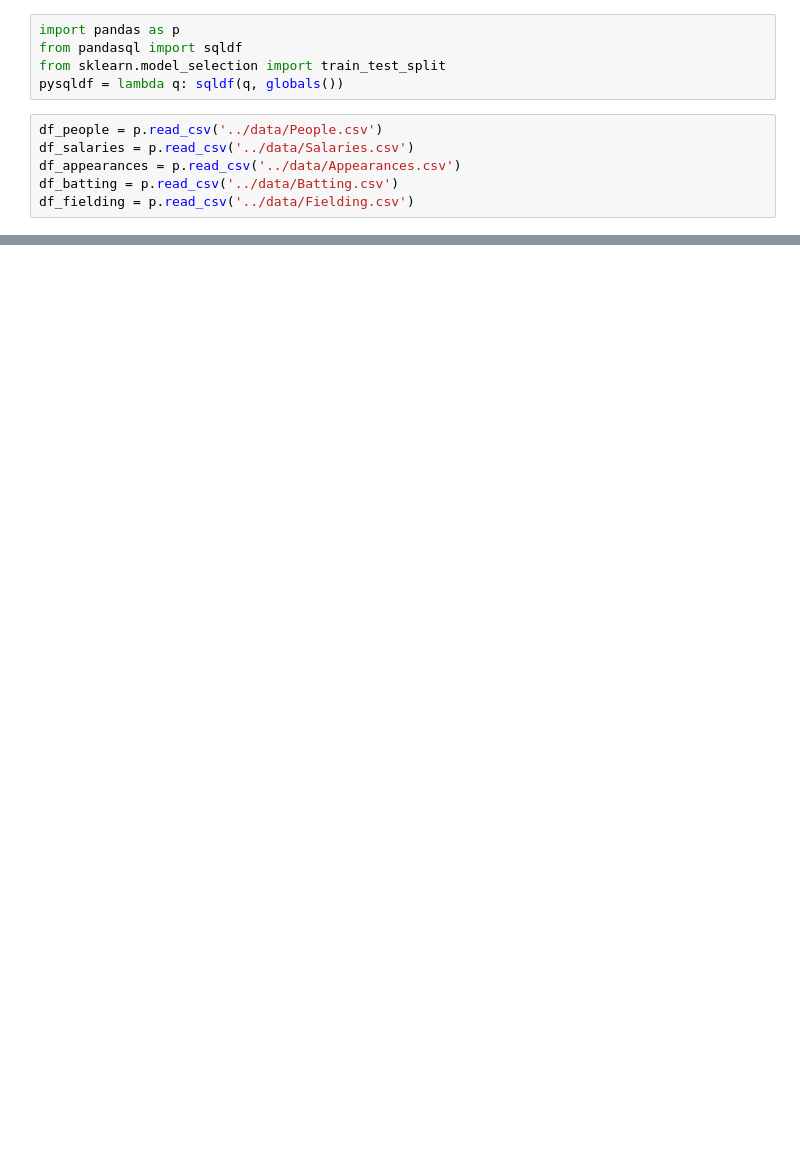
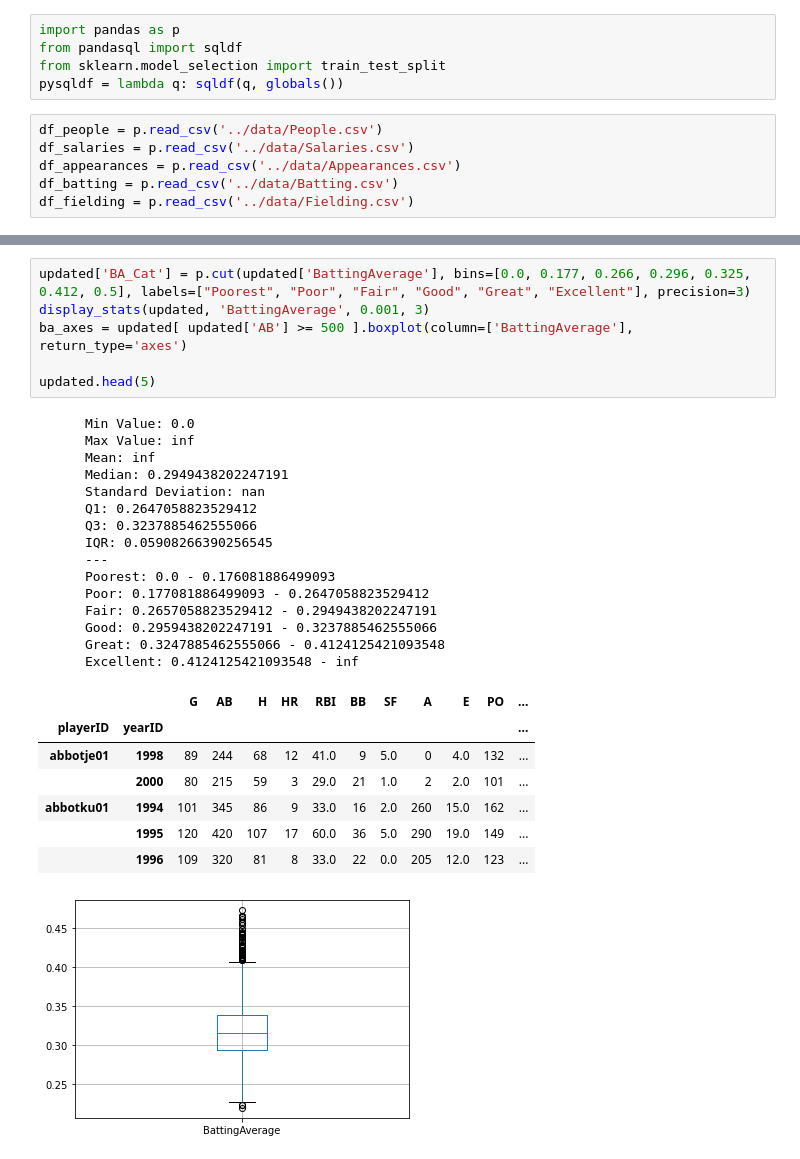
Before and after one commit to Chernide/BaseballPredictorCSCI-5502, a Jupyter notebook: salary/SalaryAnalysis.ipynb, the cells around one changed output, grey strips where cells are left out. Saved outputs shown, nothing was run; the diff lists cells and outputs as text; blank space fills up the shorter version.

```diff
--- a/salary/SalaryAnalysis.ipynb
+++ b/salary/SalaryAnalysis.ipynb
@@ -84,0 +186,30 @@ ba_ax.set_xlim(0, 0.5)
+# %%
+updated['BA_Cat'] = p.cut(updated['BattingAverage'], bins=[0.0, 0.177, 0.266, 0.296, 0.325, 0.412, 0.5], labels=["Poorest", "Poor", "Fair", "Good", "Great", "Excellent"], precision=3)
+display_stats(updated, 'BattingAverage', 0.001, 3)
+ba_axes = updated[ updated['AB'] >= 500 ].boxplot(column=['BattingAverage'], return_type='axes')
+
+updated.head(5)
+# %% [output]
+      Min Value: 0.0
+      Max Value: inf
+      Mean: inf
+      Median: 0.2949438202247191
+      Standard Deviation: nan
+      Q1: 0.2647058823529412
+      Q3: 0.3237885462555066
+      IQR: 0.05908266390256545
+      ---
+      Poorest: 0.0 - 0.176081886499093
+      Poor: 0.177081886499093 - 0.2647058823529412
+      Fair: 0.2657058823529412 - 0.2949438202247191
+      Good: 0.2959438202247191 - 0.3237885462555066
+      Great: 0.3247885462555066 - 0.4124125421093548
+      Excellent: 0.4124125421093548 - inf
+|  |  | G | AB | H | HR | RBI | BB | SF | A | E | PO | ... |
+| playerID | yearID |  |  |  |  |  |  |  |  |  |  | ... |
+| abbotje01 | 1998 | 89 | 244 | 68 | 12 | 41.0 | 9 | 5.0 | 0 | 4.0 | 132 | ... |
+|  | 2000 | 80 | 215 | 59 | 3 | 29.0 | 21 | 1.0 | 2 | 2.0 | 101 | ... |
+| abbotku01 | 1994 | 101 | 345 | 86 | 9 | 33.0 | 16 | 2.0 | 260 | 15.0 | 162 | ... |
+|  | 1995 | 120 | 420 | 107 | 17 | 60.0 | 36 | 5.0 | 290 | 19.0 | 149 | ... |
+|  | 1996 | 109 | 320 | 81 | 8 | 33.0 | 22 | 0.0 | 205 | 12.0 | 123 | ... |
+[figure, added]
```
Also changed, not shown: parts of 8 cells of this notebook.
